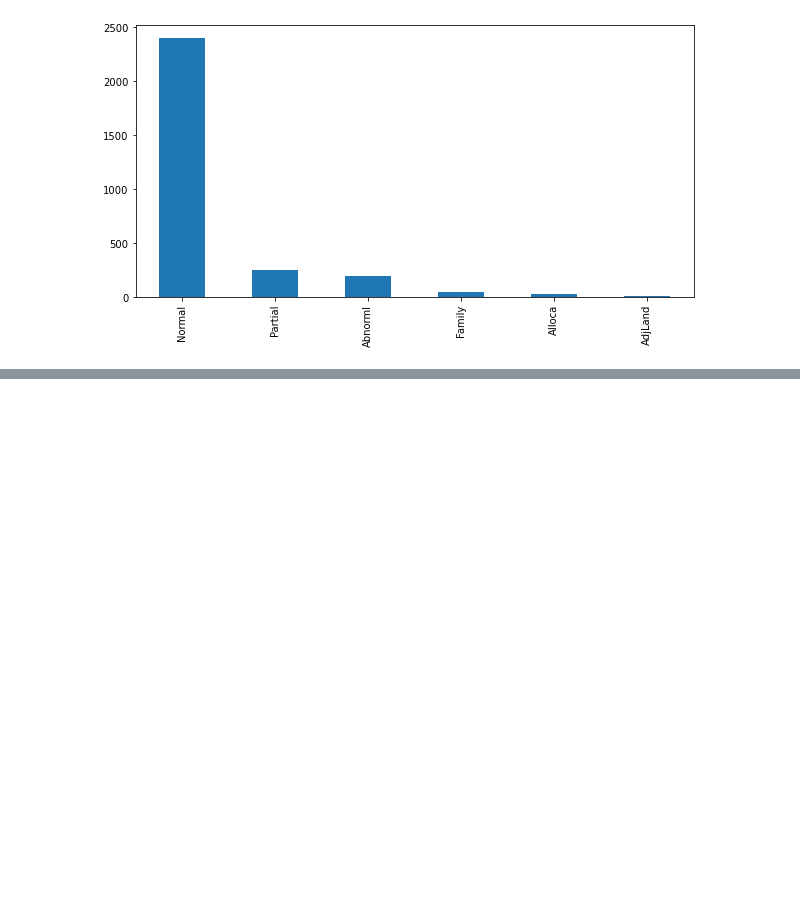
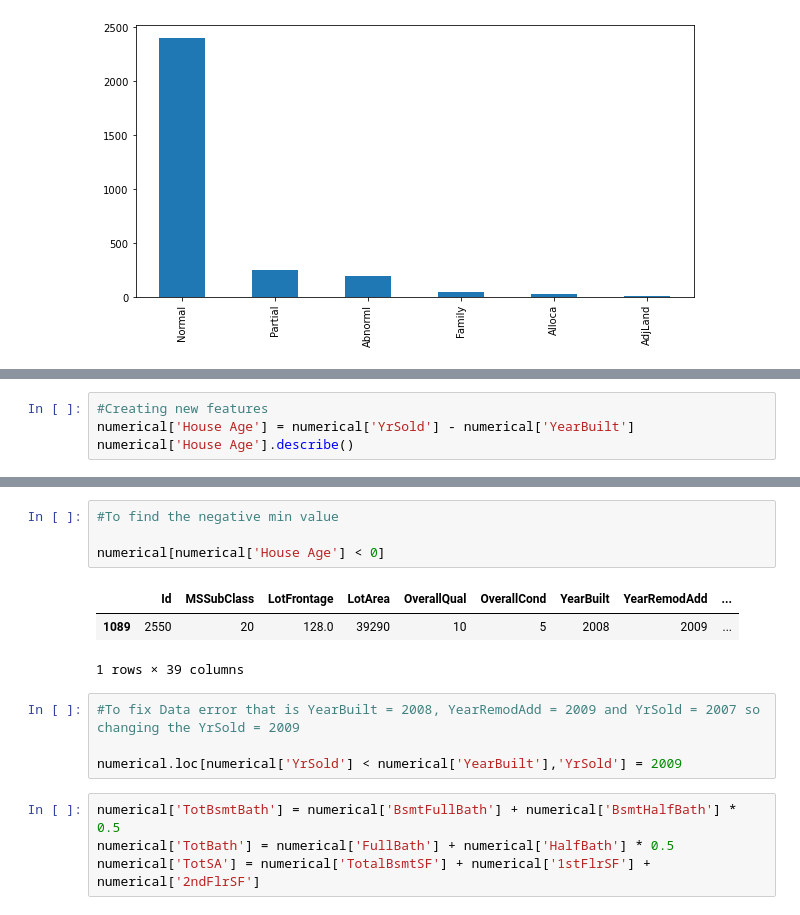
Before and after one commit to jijopjames/House-price-kaggel, a Jupyter notebook: House_price.ipynb, the cells around one changed output, grey strips where cells are left out. Saved outputs shown, nothing was run; the diff lists cells and outputs as text; blank space fills up the shorter version.

Commit message:
Added the New Features To data

```diff
--- a/House_price.ipynb
+++ b/House_price.ipynb
@@ -619,0 +649,4 @@ Name: SaleCondition, dtype: int64
+# %%
+#Creating new features
+numerical['House Age'] = numerical['YrSold'] - numerical['YearBuilt']
+numerical['House Age'].describe()
@@ -619,0 +663,16 @@ Name: SaleCondition, dtype: int64
+# %%
+#To find the negative min value
+
+numerical[numerical['House Age'] < 0]
+# %% [output]
+|  | Id | MSSubClass | LotFrontage | LotArea | OverallQual | OverallCond | YearBuilt | YearRemodAdd | ... |
+| 1089 | 2550 | 20 | 128.0 | 39290 | 10 | 5 | 2008 | 2009 | ... |
+1 rows × 39 columns
+# %%
+#To fix Data error that is YearBuilt = 2008, YearRemodAdd = 2009 and YrSold = 2007 so changing the YrSold = 2009
+
+numerical.loc[numerical['YrSold'] < numerical['YearBuilt'],'YrSold'] = 2009
+# %%
+numerical['TotBsmtBath'] = numerical['BsmtFullBath'] + numerical['BsmtHalfBath'] * 0.5
+numerical['TotBath'] = numerical['FullBath'] + numerical['HalfBath'] * 0.5
+numerical['TotSA'] = numerical['TotalBsmtSF'] + numerical['1stFlrSF'] + numerical['2ndFlrSF']
```
Also changed, not shown: parts of 10 cells of this notebook.
